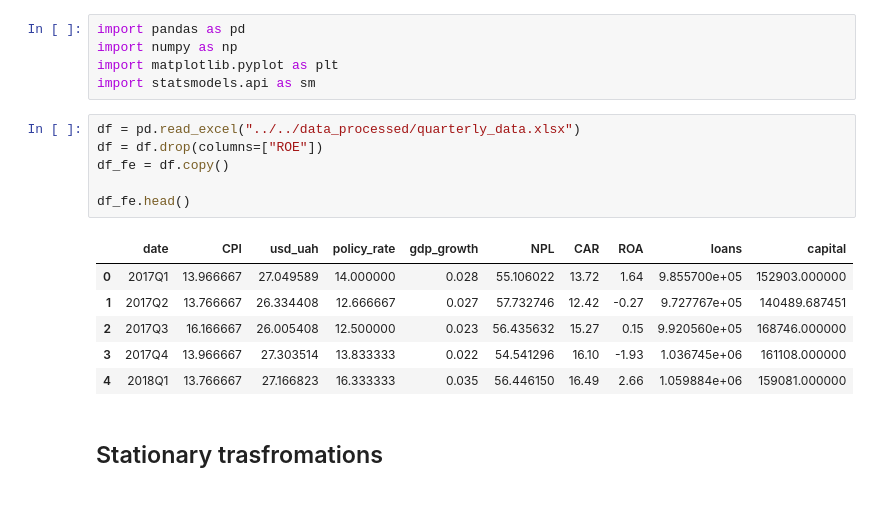
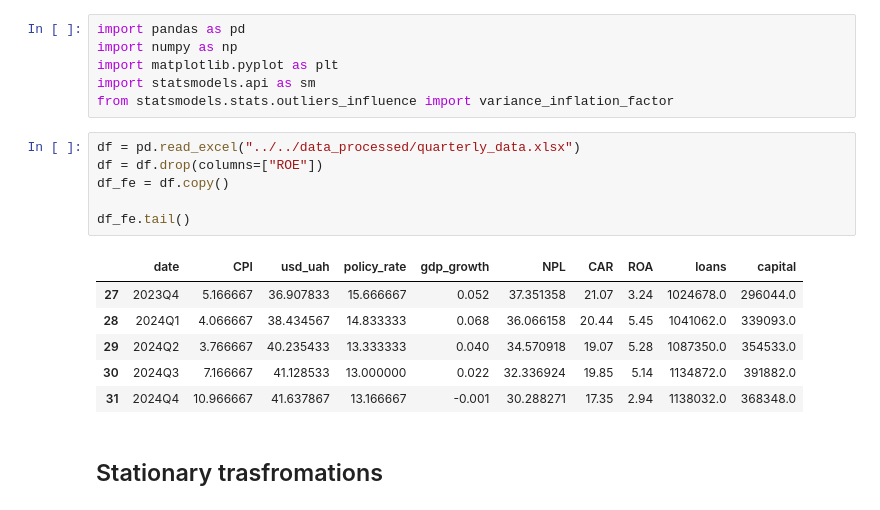
Before and after one commit to darenky/Stress-testing, a Jupyter notebook: notebooks/proccessing/03_regression.ipynb, the cells around one changed output. Drawn from its saved outputs; the diff is of its cells as text.

```diff
--- a/notebooks/proccessing/03_regression.ipynb
+++ b/notebooks/proccessing/03_regression.ipynb
@@ -9,19 +11,20 @@ import pandas as pd
 import numpy as np
 import matplotlib.pyplot as plt
 import statsmodels.api as sm
+from statsmodels.stats.outliers_influence import variance_inflation_factor
 # %%
 df = pd.read_excel("../../data_processed/quarterly_data.xlsx")
 df = df.drop(columns=["ROE"])
 df_fe = df.copy()
 
-df_fe.head()
+df_fe.tail()
 # %% [output]
 |  | date | CPI | usd_uah | policy_rate | gdp_growth | NPL | CAR | ROA | loans | capital |
-| 0 | 2017Q1 | 13.966667 | 27.049589 | 14.000000 | 0.028 | 55.106022 | 13.72 | 1.64 | 9.855700e+05 | 152903.000000 |
-| 1 | 2017Q2 | 13.766667 | 26.334408 | 12.666667 | 0.027 | 57.732746 | 12.42 | -0.27 | 9.727767e+05 | 140489.687451 |
-| 2 | 2017Q3 | 16.166667 | 26.005408 | 12.500000 | 0.023 | 56.435632 | 15.27 | 0.15 | 9.920560e+05 | 168746.000000 |
-| 3 | 2017Q4 | 13.966667 | 27.303514 | 13.833333 | 0.022 | 54.541296 | 16.10 | -1.93 | 1.036745e+06 | 161108.000000 |
-| 4 | 2018Q1 | 13.766667 | 27.166823 | 16.333333 | 0.035 | 56.446150 | 16.49 | 2.66 | 1.059884e+06 | 159081.000000 |
+| 27 | 2023Q4 | 5.166667 | 36.907833 | 15.666667 | 0.052 | 37.351358 | 21.07 | 3.24 | 1024678.0 | 296044.0 |
+| 28 | 2024Q1 | 4.066667 | 38.434567 | 14.833333 | 0.068 | 36.066158 | 20.44 | 5.45 | 1041062.0 | 339093.0 |
+| 29 | 2024Q2 | 3.766667 | 40.235433 | 13.333333 | 0.040 | 34.570918 | 19.07 | 5.28 | 1087350.0 | 354533.0 |
+| 30 | 2024Q3 | 7.166667 | 41.128533 | 13.000000 | 0.022 | 32.336924 | 19.85 | 5.14 | 1134872.0 | 391882.0 |
+| 31 | 2024Q4 | 10.966667 | 41.637867 | 13.166667 | -0.001 | 30.288271 | 17.35 | 2.94 | 1138032.0 | 368348.0 |
 # %% [markdown]
 ## Stationary trasfromations
 # %% [markdown]
```
Also changed, not shown: parts of 33 cells of this notebook, 2 other files.
